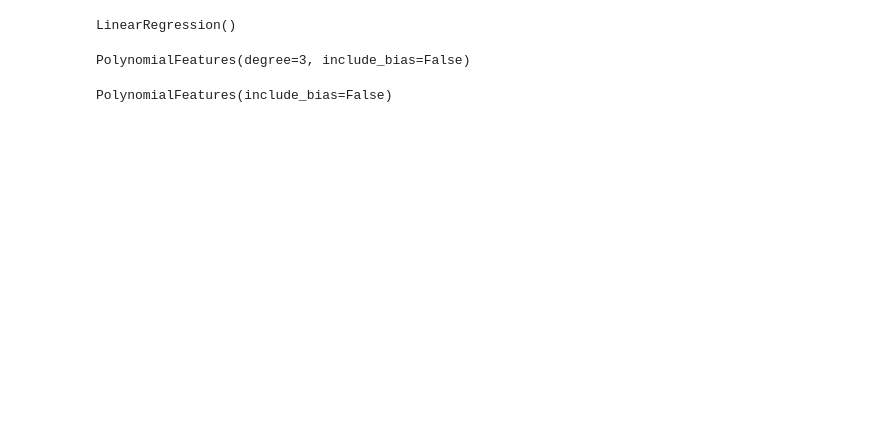
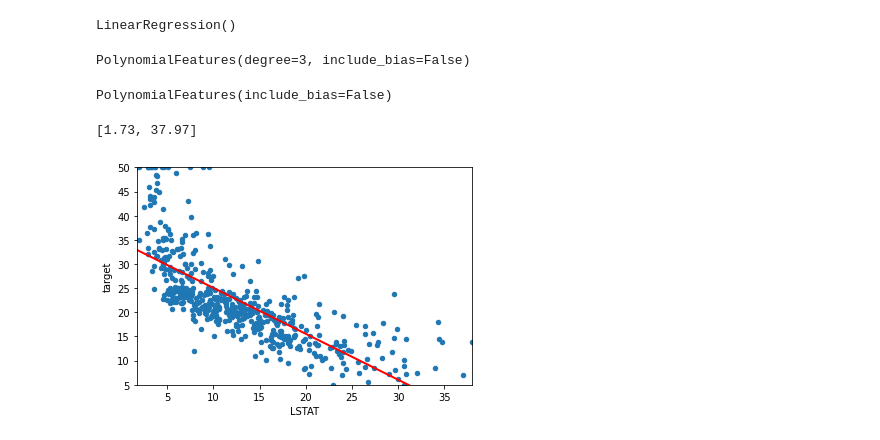
Before and after one commit to leehosung/regression, a Jupyter notebook: 3. 다중회귀분석/3.5 다항식 회귀.ipynb, the cells around one changed output. Cells and saved outputs as stored; diff of their text form; code cells hidden in the pictures; blank space fills up the shorter version.

```diff
--- a/3. 다중회귀분석/3.5 다항식 회귀.ipynb
+++ b/3. 다중회귀분석/3.5 다항식 회귀.ipynb
@@ -58,0 +58,16 @@ cube_predictor = make_pipeline(create_cubic, linear_regression)
+# %%
+x = dataset[predictor].values.reshape((observations, 1))
+# %%
+xt = np.arange(0, 50, 0.1).reshape((500, 1))
+# %%
+x_range = [dataset[predictor].min(), dataset[predictor].max()]
+x_range
+# %% [output]
+[1.73, 37.97]
+# %%
+y_range = [dataset['target'].min(), dataset['target'].max()]
+# %%
+scatter = dataset.plot(kind='scatter', x=predictor, y='target', xlim=x_range, ylim=y_range)
+regr_ine = scatter.plot(xt, linear_predictor.fit(x, y).predict(xt), '-', color='red', linewidth=2)
+# %% [output]
+[figure, added]
```
Also changed, not shown: parts of 8 cells of this notebook.
